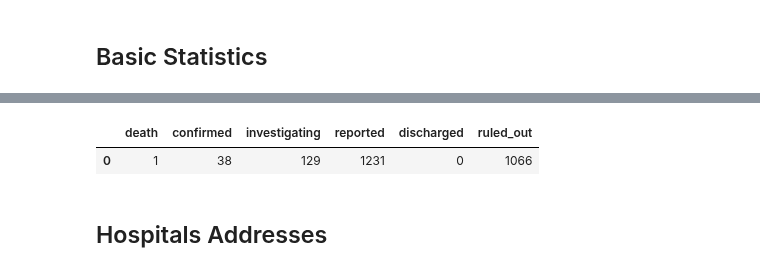
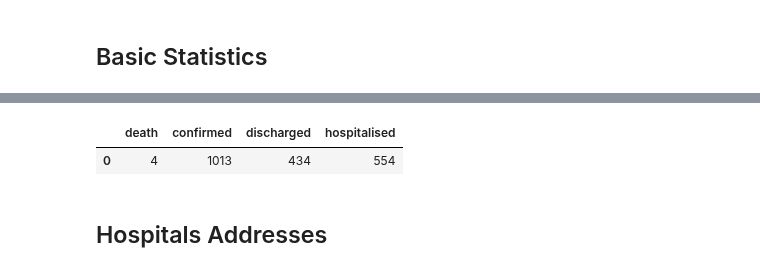
Before and after one commit to bc123456/wuhan_virus_dashboard, a Jupyter notebook: exploration/02_compose_data.ipynb, the cells around one changed output, grey strips where cells are left out. Saved outputs shown, nothing was run; the diff lists cells and outputs as text; code cells hidden in the pictures.

```diff
--- a/exploration/02_compose_data.ipynb
+++ b/exploration/02_compose_data.ipynb
@@ -55,5 +22,0 @@ def fetch_stat():
-# %%
-fetch_stat()
-# %% [output]
-|  | death | confirmed | investigating | reported | discharged | ruled_out |
-| 0 | 1 | 38 | 129 | 1231 | 0 | 1066 |
@@ -60,3 +38,8 @@ fetch_stat()
+# %%
+calculate_stats(cases_df)
+# %% [output]
+|  | death | confirmed | discharged | hospitalised |
+| 0 | 4 | 1013 | 434 | 554 |
 # %%
 with open(r'../data/STATS.pkl', 'wb') as f:
     pickle.dump(stats_df, f)
```
Also changed, not shown: parts of 20 cells of this notebook, 7 other files.
